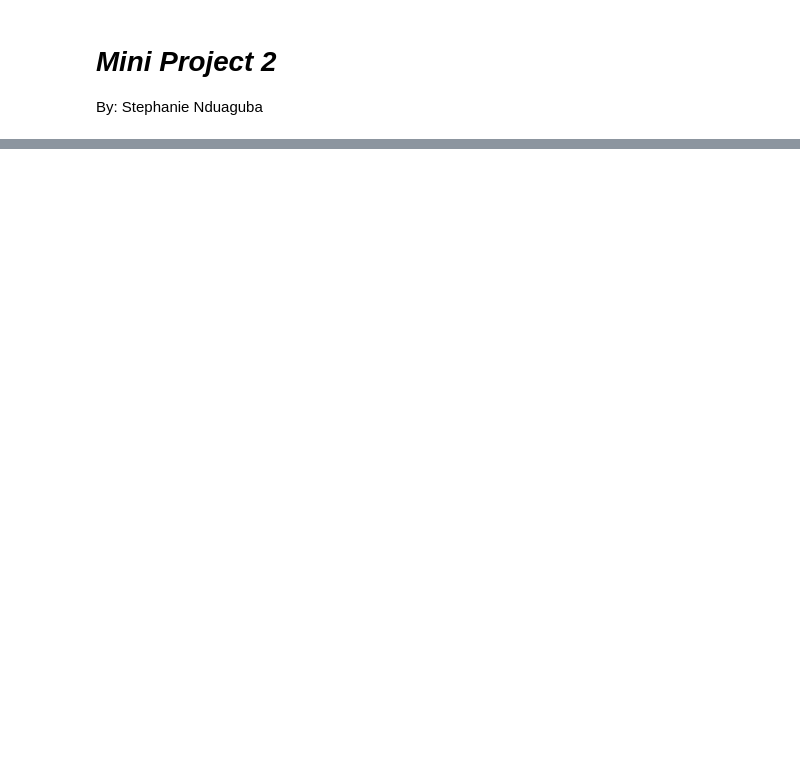
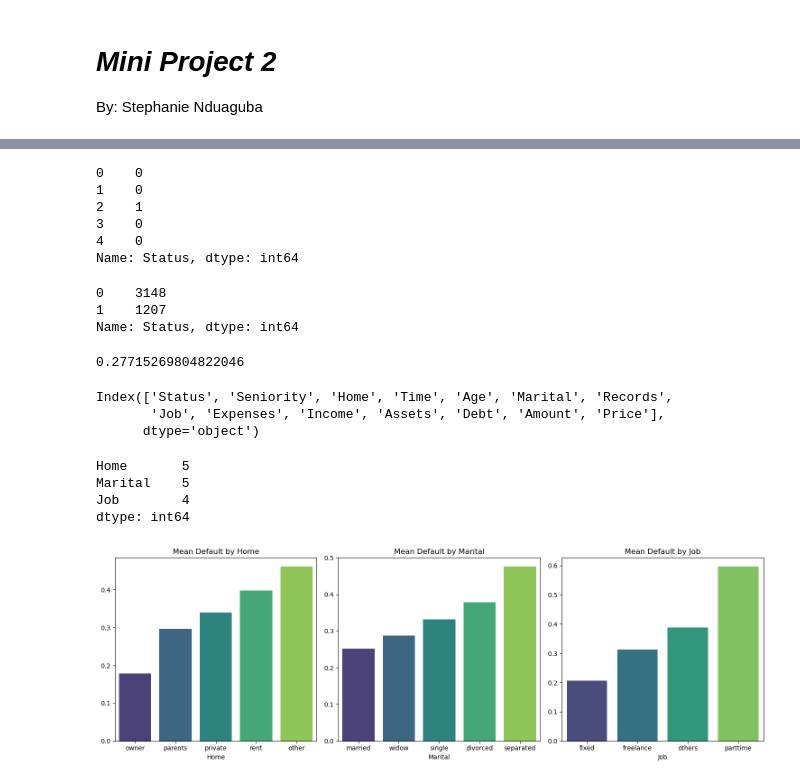
Before and after one commit to Posheffy/IODSN, a Jupyter notebook: IOD_MiniProject_2.0_SN.ipynb, the cells around one changed output, grey strips where cells are left out. Drawn from its saved outputs; the diff is of its cells as text; code cells hidden in the pictures; blank space fills up the shorter version.

```diff
--- a/IOD_MiniProject_2.0_SN.ipynb
+++ b/IOD_MiniProject_2.0_SN.ipynb
@@ -256,0 +190,4 @@ memory usage: 487.4+ KB
+# %%
+# Replace missing numerical values '99999999' with NaN
+for c in ['Income', 'Assets', 'Debt']:
+    df[c] = df[c].replace(to_replace=99999999, value=np.nan)
@@ -256,0 +254,4 @@ memory usage: 487.4+ KB
+# %%
+# Dropping rows with missing data
+df.dropna(axis=0, how='any', inplace=True)
+df
@@ -256,0 +274,72 @@ memory usage: 487.4+ KB
+# %%
+# Convert the target variable to numbers 0 for 'ok' and 1 for 'default'
+df['Status'] = (df['Status'] == 'default').astype(int)
+df['Status'].head()
+# %% [output]
+0    0
+1    0
+2    1
+3    0
+4    0
+Name: Status, dtype: int64
+# %%
+# Check the distribution of values in the target variable
+df['Status'].value_counts()
+# %% [output]
+0    3148
+1    1207
+Name: Status, dtype: int64
+# %%
+# Calculate default rate among customers
+default_rate = df['Status'].mean()
+default_rate
+# %% [output]
+0.27715269804822046
+# %%
+# Column headers
+df.columns
+# %% [output]
+Index(['Status', 'Seniority', 'Home', 'Time', 'Age', 'Marital', 'Records',
+       'Job', 'Expenses', 'Income', 'Assets', 'Debt', 'Amount', 'Price'],
+      dtype='object')
+# %%
+# Define the categorical and numerical variables
+categorical = ['Home', 'Marital',
+               #'Records',
+               'Job']
+
+numerical = ['Seniority', 'Time', 'Age', 'Expenses', 'Income', 'Assets', 'Debt', 'Amount', 'Price']
+# %%
+# Count of unique values in the categorical variables
+df[categorical].nunique()
+# %% [output]
+Home       5
+Marital    5
+Job        4
+dtype: int64
+# %%
+import matplotlib.pyplot as plt
+import seaborn as sns
+
+# Create a 1x3 subplot grid
+fig, axes = plt.subplots(1, 3, figsize=(15, 5))
+
+# List of categorical variables
+categorical = categorical
+
+# Iterate through the categorical variables and plot mean 'Status' (default)
+for i, value in enumerate(categorical):
+    mean_values = df.groupby(value)['Status'].mean().sort_values()
+
+    # Use the subplot corresponding to the current iteration
+    sns.barplot(x=mean_values.index, y=mean_values.values, palette="viridis", ax=axes[i])
+    axes[i].set_title(f'Mean Default by {value}')
+    axes[i].set_xticklabels(axes[i].get_xticklabels())
+
+# Adjust the layout to prevent overlapping
+plt.tight_layout()
+
+# Finally, display the plot
+plt.show()
+# %% [output]
+[figure, added]
```
Also changed, not shown: parts of 71 cells of this notebook.
